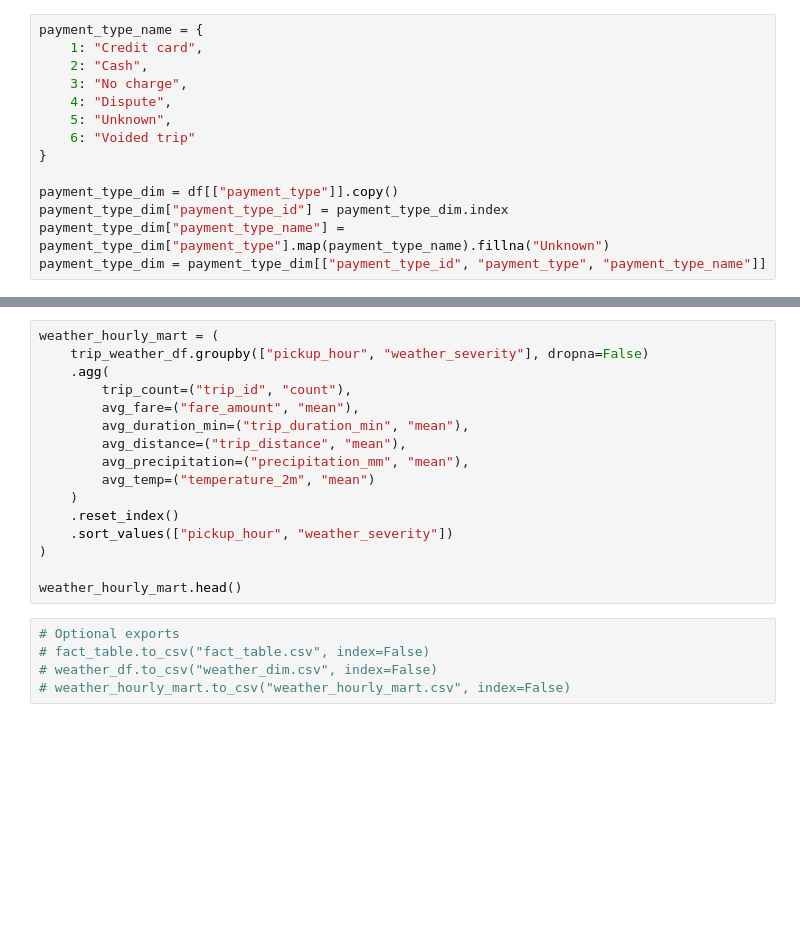
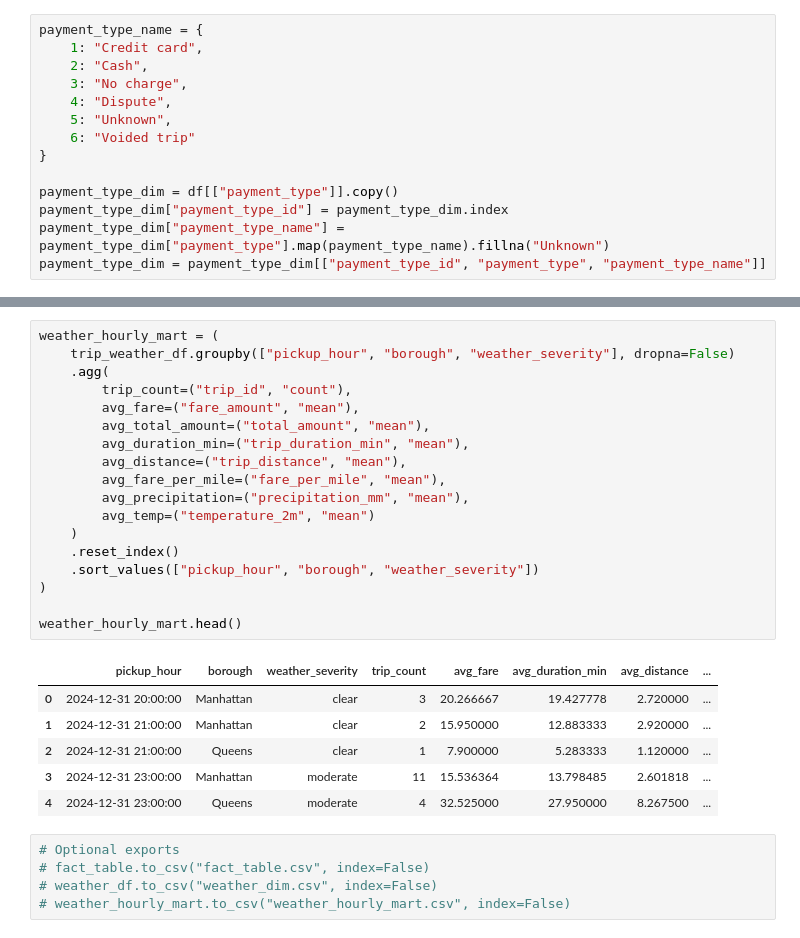
Before and after one commit to albertgaoq-creator/Weather-Aware-NYC-Taxi-Data-Pipeline, a Jupyter notebook: data.ipynb, the cells around one changed output, grey strips where cells are left out. Cells and saved outputs as stored; diff of their text form; blank space fills up the shorter version.

```diff
--- a/data.ipynb
+++ b/data.ipynb
@@ -170,19 +255,28 @@ trip_weather_df[[
 # %%
 weather_hourly_mart = (
-    trip_weather_df.groupby(["pickup_hour", "weather_severity"], dropna=False)
+    trip_weather_df.groupby(["pickup_hour", "borough", "weather_severity"], dropna=False)
     .agg(
         trip_count=("trip_id", "count"),
         avg_fare=("fare_amount", "mean"),
+        avg_total_amount=("total_amount", "mean"),
         avg_duration_min=("trip_duration_min", "mean"),
         avg_distance=("trip_distance", "mean"),
+        avg_fare_per_mile=("fare_per_mile", "mean"),
         avg_precipitation=("precipitation_mm", "mean"),
         avg_temp=("temperature_2m", "mean")
     )
     .reset_index()
-    .sort_values(["pickup_hour", "weather_severity"])
+    .sort_values(["pickup_hour", "borough", "weather_severity"])
 )
 
 weather_hourly_mart.head()
+# %% [output]
+|  | pickup_hour | borough | weather_severity | trip_count | avg_fare | avg_duration_min | avg_distance | ... |
+| 0 | 2024-12-31 20:00:00 | Manhattan | clear | 3 | 20.266667 | 19.427778 | 2.720000 | ... |
+| 1 | 2024-12-31 21:00:00 | Manhattan | clear | 2 | 15.950000 | 12.883333 | 2.920000 | ... |
+| 2 | 2024-12-31 21:00:00 | Queens | clear | 1 | 7.900000 | 5.283333 | 1.120000 | ... |
+| 3 | 2024-12-31 23:00:00 | Manhattan | moderate | 11 | 15.536364 | 13.798485 | 2.601818 | ... |
+| 4 | 2024-12-31 23:00:00 | Queens | moderate | 4 | 32.525000 | 27.950000 | 8.267500 | ... |
 # %%
 # Optional exports
 # fact_table.to_csv("fact_table.csv", index=False)
```
Also changed, not shown: parts of 9 cells of this notebook.
